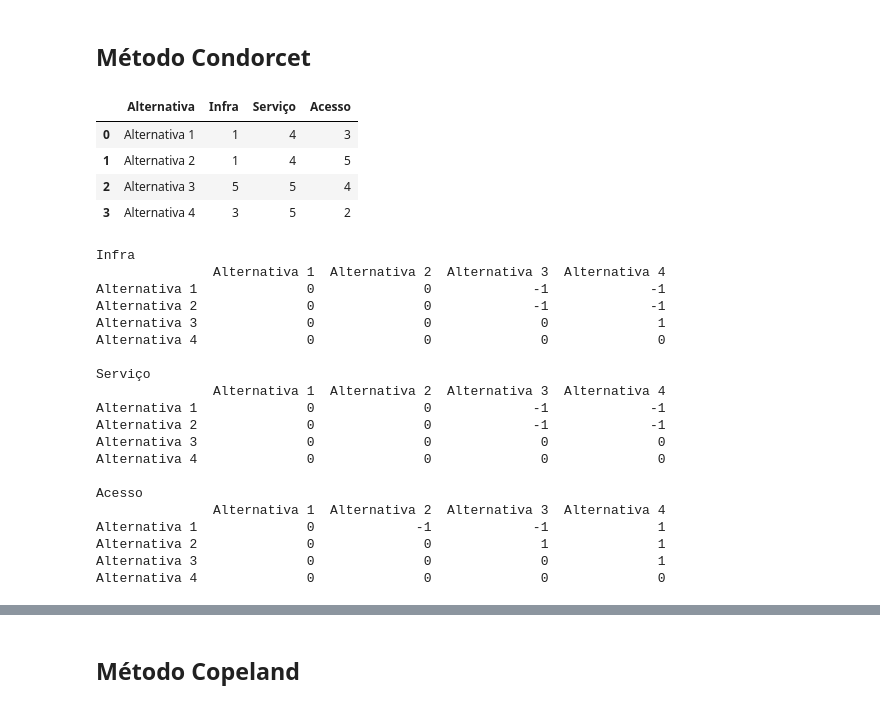
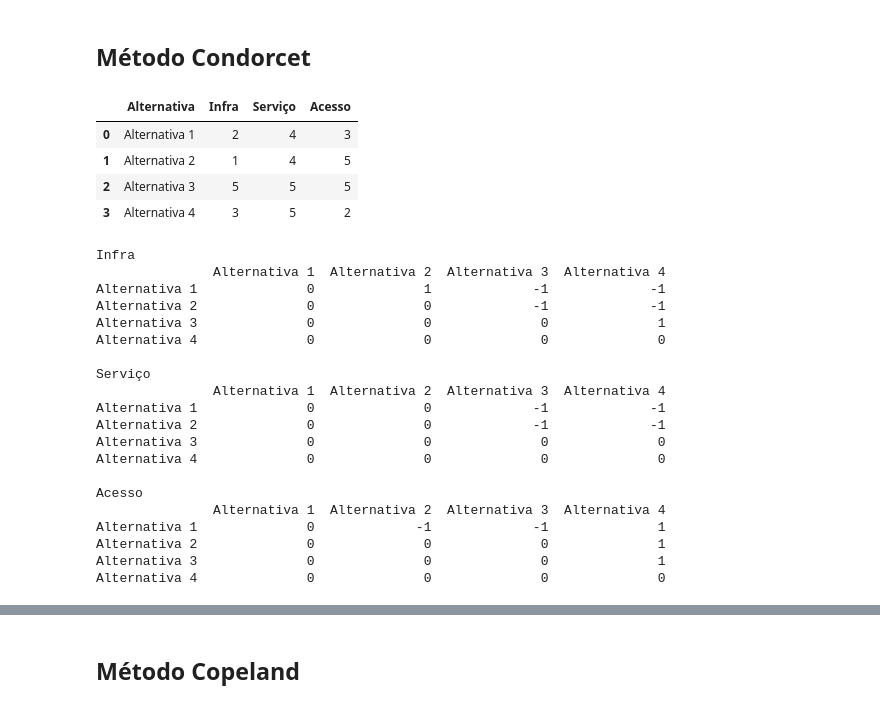
Before and after one commit to jvataidee/PesquisaOperacional, a Jupyter notebook: agregacao_sintese.ipynb, the cells around one changed output, grey strips where cells are left out. Saved outputs shown, nothing was run; the diff lists cells and outputs as text; code cells hidden in the pictures.

```diff
--- a/agregacao_sintese.ipynb
+++ b/agregacao_sintese.ipynb
@@ -70,20 +71,20 @@ resultado
 # %%
 criterios = ["Alternativa","Infra", "Serviço", "Acesso"]
 
 #Em Escala de Likert
 ''' 5 Muito bom, 4 Bom, 3 Neutro, 2 Ruim, 1 Muito Ruim '''
-alt1 = ["Alternativa 1", 1, 4, 3]
+alt1 = ["Alternativa 1", 2, 4, 3]
 alt2 = ["Alternativa 2",1, 4, 5]
-alt3 = ["Alternativa 3",5, 5, 4]
+alt3 = ["Alternativa 3",5, 5, 5]
 alt4 = ["Alternativa 4",3, 5, 2]
 
 matriz_decisao = pd.DataFrame([alt1, alt2, alt3, alt4], columns = criterios)
 matriz_decisao
 # %% [output]
 |  | Alternativa | Infra | Serviço | Acesso |
-| 0 | Alternativa 1 | 1 | 4 | 3 |
+| 0 | Alternativa 1 | 2 | 4 | 3 |
 | 1 | Alternativa 2 | 1 | 4 | 5 |
-| 2 | Alternativa 3 | 5 | 5 | 4 |
+| 2 | Alternativa 3 | 5 | 5 | 5 |
 | 3 | Alternativa 4 | 3 | 5 | 2 |
 # %%
 alternativas = list(matriz_decisao.index)
@@ -119,7 +120,7 @@ for criteiro in criterios:
 # %% [output]
 Infra
                Alternativa 1  Alternativa 2  Alternativa 3  Alternativa 4
-Alternativa 1              0              0             -1             -1
+Alternativa 1              0              1             -1             -1
 Alternativa 2              0              0             -1             -1
 Alternativa 3              0              0              0              1
 Alternativa 4              0              0              0              0
@@ -134,6 +135,6 @@ Alternativa 4              0              0              0              0
 Acesso
                Alternativa 1  Alternativa 2  Alternativa 3  Alternativa 4
 Alternativa 1              0             -1             -1              1
-Alternativa 2              0              0              1              1
+Alternativa 2              0              0              0              1
 Alternativa 3              0              0              0              1
 Alternativa 4              0              0              0              0
```
Also changed, not shown: parts of 33 cells of this notebook.
